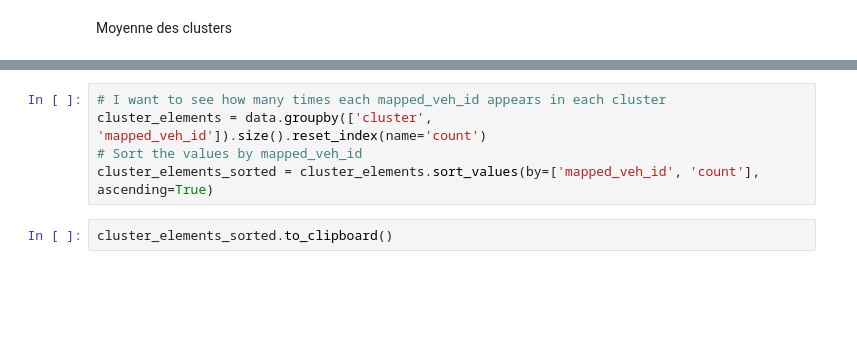
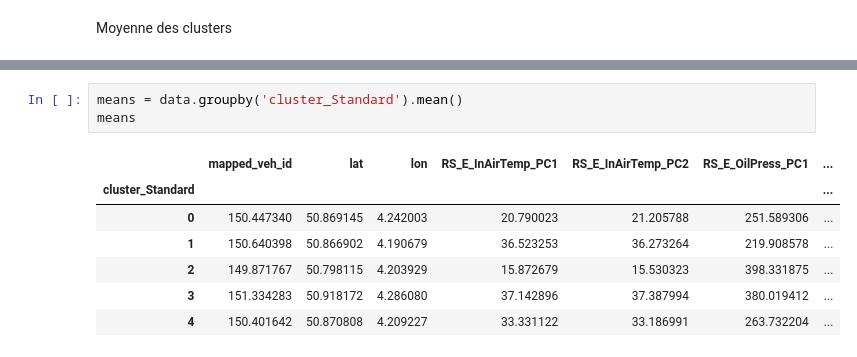
Before and after one commit to koadegno/data-minig-project, a Jupyter notebook: K-Algo.ipynb, the cells around one changed output, grey strips where cells are left out. Drawn from its saved outputs; the diff is of its cells as text; blank space fills up the shorter version.

```diff
--- a/K-Algo.ipynb
+++ b/K-Algo.ipynb
@@ -146,7 +152,11 @@ cluster_elements
-# %%
-# I want to see how many times each mapped_veh_id appears in each cluster
-cluster_elements = data.groupby(['cluster', 'mapped_veh_id']).size().reset_index(name='count')
-# Sort the values by mapped_veh_id
-cluster_elements_sorted = cluster_elements.sort_values(by=['mapped_veh_id', 'count'], ascending=True)
-# %%
-cluster_elements_sorted.to_clipboard()
+# %%
+means = data.groupby('cluster_Standard').mean()
+means
+# %% [output]
+|  | mapped_veh_id | lat | lon | RS_E_InAirTemp_PC1 | RS_E_InAirTemp_PC2 | RS_E_OilPress_PC1 | ... |
+| cluster_Standard |  |  |  |  |  |  | ... |
+| 0 | 150.447340 | 50.869145 | 4.242003 | 20.790023 | 21.205788 | 251.589306 | ... |
+| 1 | 150.640398 | 50.866902 | 4.190679 | 36.523253 | 36.273264 | 219.908578 | ... |
+| 2 | 149.871767 | 50.798115 | 4.203929 | 15.872679 | 15.530323 | 398.331875 | ... |
+| 3 | 151.334283 | 50.918172 | 4.286080 | 37.142896 | 37.387994 | 380.019412 | ... |
+| 4 | 150.401642 | 50.870808 | 4.209227 | 33.331122 | 33.186991 | 263.732204 | ... |
```
Also changed, not shown: parts of 13 cells of this notebook.
